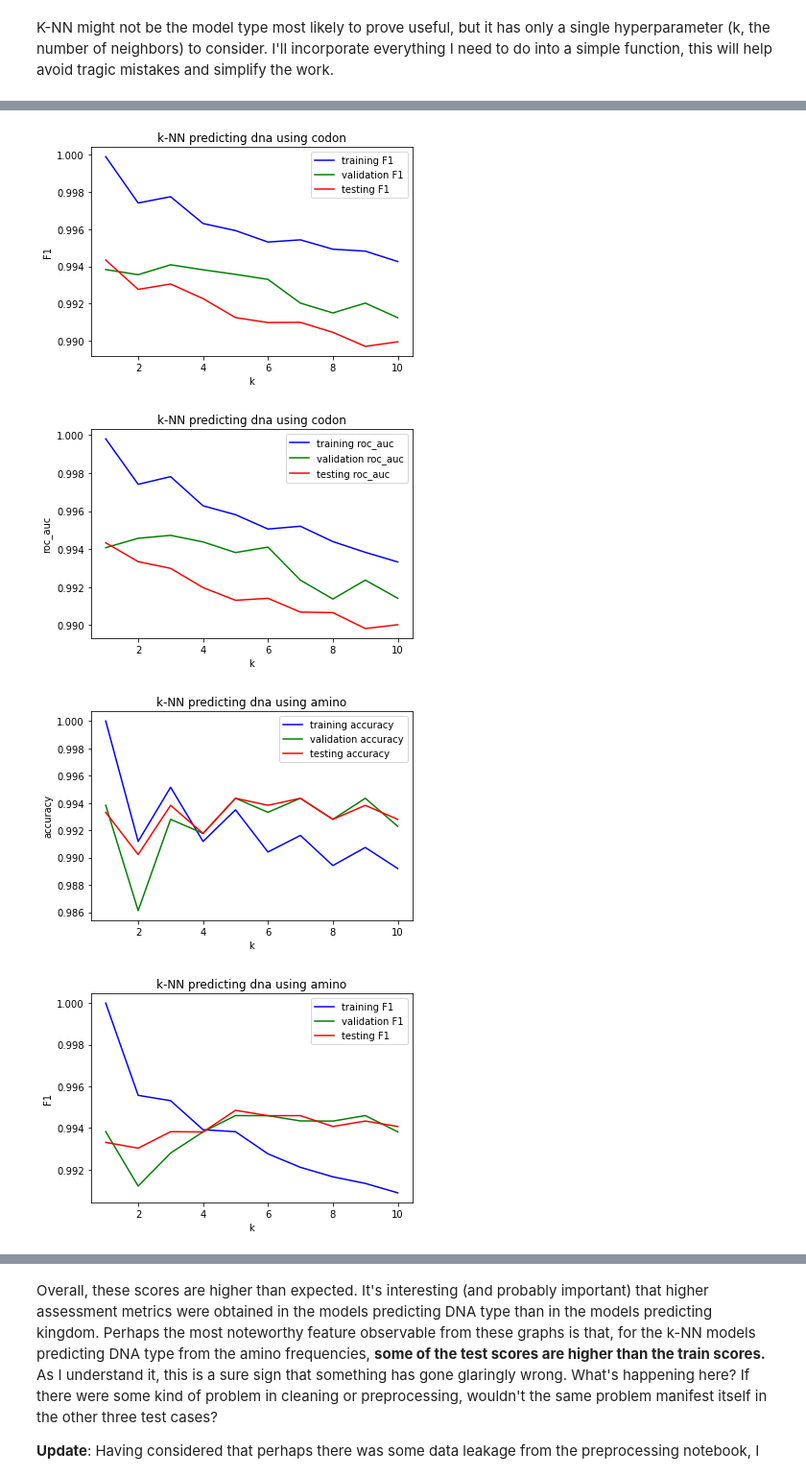
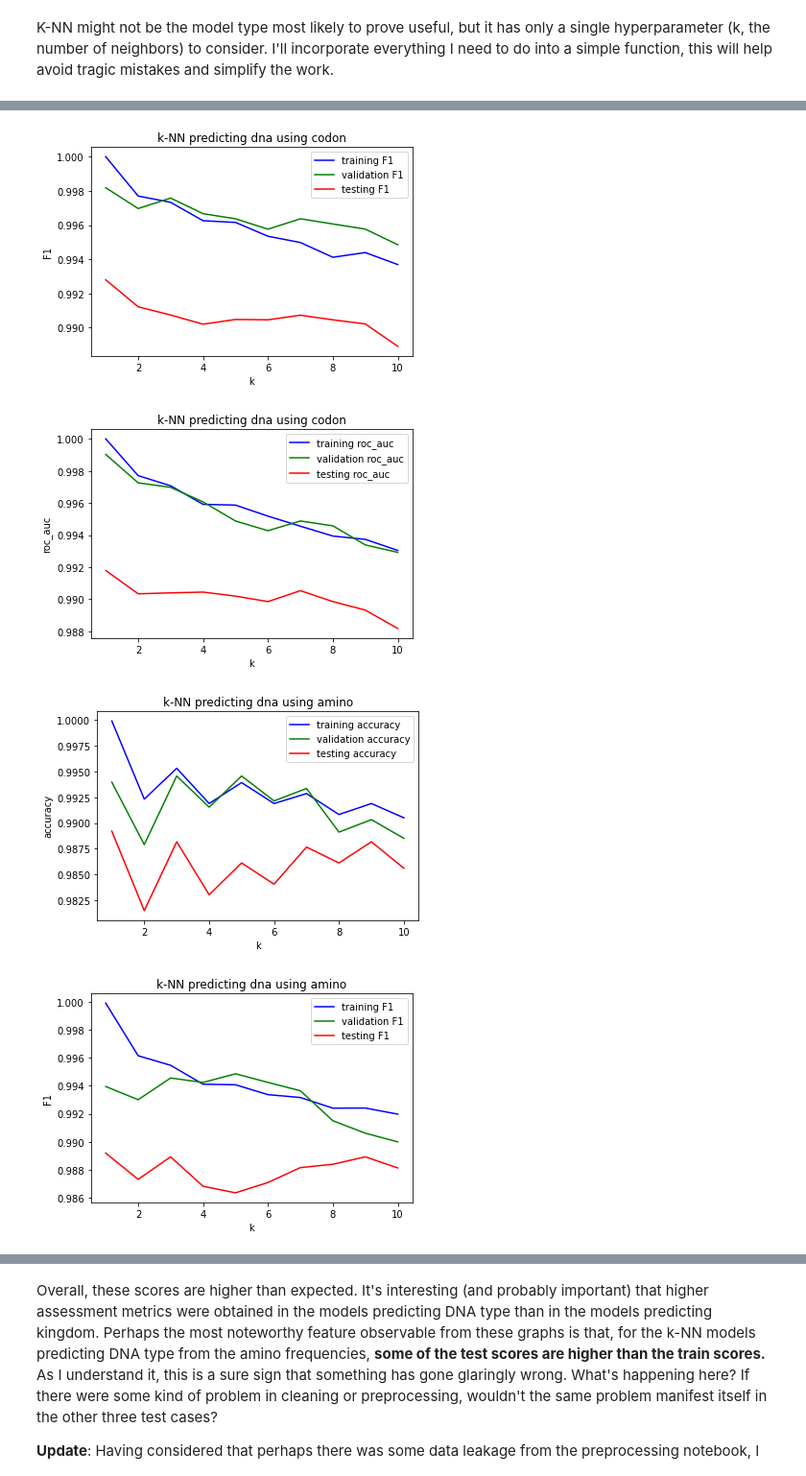
Before and after one commit to skizlik/capstone-2-dna-taxon-prediction, a Jupyter notebook: Capstone 2 Modeling.ipynb, the cells around one changed output, grey strips where cells are left out. Shown: that part at 96% size. Cells and saved outputs as stored; diff of their text form; code cells hidden in the pictures.

Commit message:
Add files via upload
Latest Modeling notebook

```diff
--- a/Capstone 2 Modeling.ipynb
+++ b/Capstone 2 Modeling.ipynb
@@ -156,0 +231,8 @@ K-NN might not be the model type most likely to prove useful, but it has only a
+# %%
+def scale_all(X_train, X_val, X_test):
+    '''uses StandardScaler() to fit_transform X_train, and then transform X_val and X_test'''
+    ss = StandardScaler()
+    X_train = ss.fit_transform(X_train)
+    X_val = ss.transform(X_val)
+    X_test = ss.transform(X_test)
+    return X_train, X_val, X_test
@@ -161,33 +250,24 @@ to obtain the name of a variable as a string.  Perhaps this is possible, but I w
 the function to work.'''
 
 def knn_fit(y, X, yn='', Xn='', max_k=8, tts_random_state=0, test_id=0, do_plots=False):
-    X_train, X_test, y_train, y_test = train_test_split(X, y, test_size=0.3, random_state=tts_random_state)
-    X_test, X_val, y_test, y_val = train_test_split(X_test, y_test, test_size=0.5, random_state=tts_random_state+1)
+    '''Fits a k-nearest neighbors model and returns to results dataframe.'''
+    # split all data
+    X_train, X_val, y_train, y_val = train_test_split(cu[X], cu[y], test_size=0.15, random_state=tts_random_state)
+    # scale X data
+    X_train, X_val, X_test = scale_all(X_train, X_val, testset[X])
 
-    ss = StandardScaler()
-    X_train = ss.fit_transform(X_train)
-    X_val = ss.transform(X_val)
-    X_test = ss.transform(X_test)
+    y_test = testset[y]
 
     output = pd.DataFrame(columns=r_cols)
-    train_a = []
-    test_a = []
-    val_a = []
-    train_f1 = []
-    test_f1 = []
-    val_f1 = []
-    train_ra = []
-    test_ra = []
-    val_ra = []
+    train_a, val_a, test_a, train_f1, val_f1, test_f1, train_ra, val_ra, test_ra = ([] for i in range(9))
 
     for i in range(1, max_k+1):
         starttime = datetime.now()
         knn = KNeighborsClassifier(i)
         knn.fit(X_train,y_train)
 
-        train_pred = knn.predict(X_train)
-        test_pred = knn.predict(X_test)
-        val_pred = knn.predict(X_val)
+        train_pred, test_pred, val_pred = knn.predict(X_train), knn.predict(X_test), knn.predict(X_val)
+
 
         train_prob_pred = knn.predict_proba(X_train)
         test_prob_pred = knn.predict_proba(X_test)
@@ -205,6 +285,7 @@ def knn_fit(y, X, yn='', Xn='', max_k=8, tts_random_state=0, test_id=0, do_plots
         test_ra.append(roc_auc_score(y_test, test_pred, average='weighted', multi_class='ovo'))
         train_ra.append(roc_auc_score(y_train, train_pred, average='weighted', multi_class='ovo'))
         val_ra.append(roc_auc_score(y_val, val_pred, average='weighted', multi_class='ovo'))
+
         item = [test_id, 'kNN', Xn, yn, {'k':i}, {'train_f1':train_f1[-1], 'val_f1':val_f1[-1], 'test_f1':test_f1[-1],
                                                   'train_accuracy':train_a[-1], 'val_accuracy':val_a[-1],'test_accuracy':test_a[-1],
                                                   'train_roc_auc':test_ra[-1], 'val_roc_auc':val_ra[-1], 'test_roc_auc':test_ra[-1]},
@@ -244,11 +325,12 @@ def knn_fit(y, X, yn='', Xn='', max_k=8, tts_random_state=0, test_id=0, do_plots
     else:
         pass
 
+
     return output
 # %%
 # predicting dna on codon, dna on amino, kingdom on codon, kingdom on amino
-results=results.append(knn_fit(cu[dnacols], cu[codon_list], 'dna', 'codon', max_k=10, tts_random_state=1331, test_id='1001001', do_plots=True), ignore_index=True)
-results=results.append(knn_fit(cu[dnacols], cu[amino_list], 'dna', 'amino', max_k=10, tts_random_state=382, test_id='1002001', do_plots=True), ignore_index=True)
-results=results.append(knn_fit(cu[kingcols], cu[codon_list], 'king', 'codon', max_k=10, tts_random_state=88121, test_id='1003001', do_plots=True), ignore_index=True)
-results=results.append(knn_fit(cu[kingcols], cu[amino_list], 'king', 'amino', max_k=10, tts_random_state=88121, test_id='1004001', do_plots=True), ignore_index=True)
+results=results.append(knn_fit(dnacols, codon_list, 'dna', 'codon', max_k=10, tts_random_state=535, test_id='1001001', do_plots=True), ignore_index=True)
+results=results.append(knn_fit(dnacols, amino_list, 'dna', 'amino', max_k=10, tts_random_state=77, test_id='1002001', do_plots=True), ignore_index=True)
+results=results.append(knn_fit(kingcols, codon_list, 'king', 'codon', max_k=10, tts_random_state=300, test_id='1003001', do_plots=True), ignore_index=True)
+results=results.append(knn_fit(kingcols, amino_list, 'king', 'amino', max_k=10, tts_random_state=416, test_id='1004001', do_plots=True), ignore_index=True)
 # %% [output]
@@ -256,4 +338,4 @@ results=results.append(knn_fit(cu[kingcols], cu[amino_list], 'king', 'amino', ma
-[figure, old version]
+[figure, new version]
-[figure, old version]
+[figure, new version]
-[figure, old version]
+[figure, new version]
-[figure, old version]
+[figure, new version]
```
Also changed, not shown: parts of 59 cells of this notebook.
